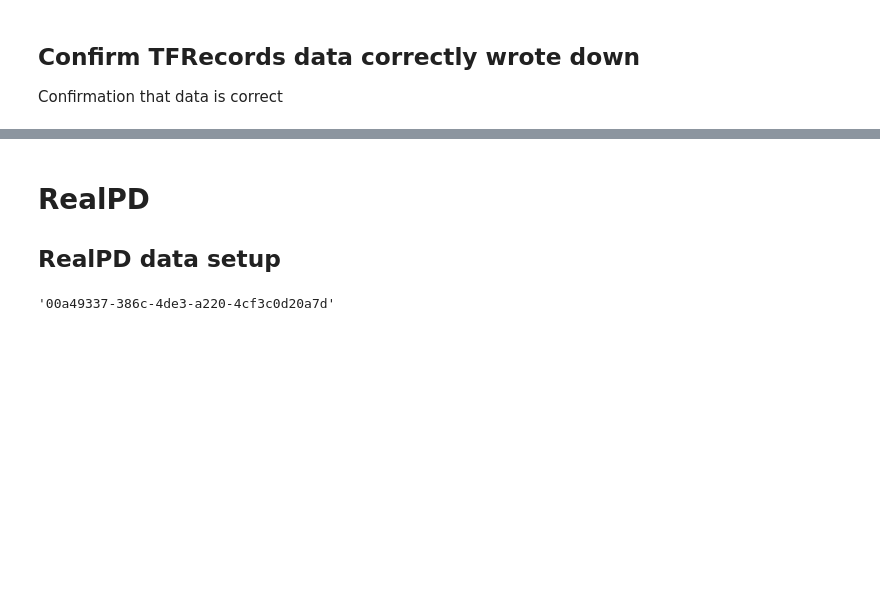
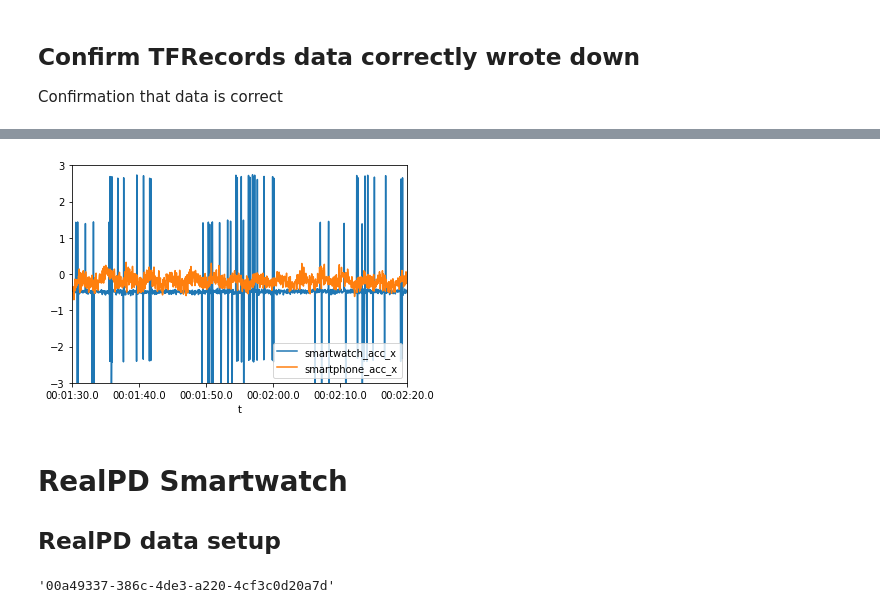
Before and after one commit to huangy6/beat_pd, a Jupyter notebook: momo/1.dataSetup.ipynb, the cells around one changed output, grey strips where cells are left out. Saved outputs shown, nothing was run; the diff lists cells and outputs as text; code cells hidden in the pictures; blank space fills up the shorter version.

```diff
--- a/momo/1.dataSetup.ipynb
+++ b/momo/1.dataSetup.ipynb
@@ -465,0 +537,9 @@ df = pd.DataFrame([m_id, on_off])
+# %%
+import matplotlib.pyplot as plt
+subsampData = allData[["smartwatch_acc_x", "smartphone_acc_x",]]
+subsampData = (subsampData - subsampData.mean(0))  / subsampData.std(axis=0)
+subsampData.loc[pd.Timedelta(seconds=90):pd.Timedelta(seconds=140)].plot()
+plt.ylim([-3,3])
+plt.show()
+# %% [output]
+[figure, added]
@@ -466,5 +569,5 @@ df = pd.DataFrame([m_id, on_off])
 # %% [markdown]
-# RealPD
+# RealPD Smartwatch
 ## RealPD data setup
 # %%
 labels = pd.read_csv("/home/ms994/beat_pd/data/real-pd/data_labels/REAL-PD_Training_Data_IDs_Labels.csv")
```
Also changed, not shown: parts of 88 cells of this notebook, 6 other files.
